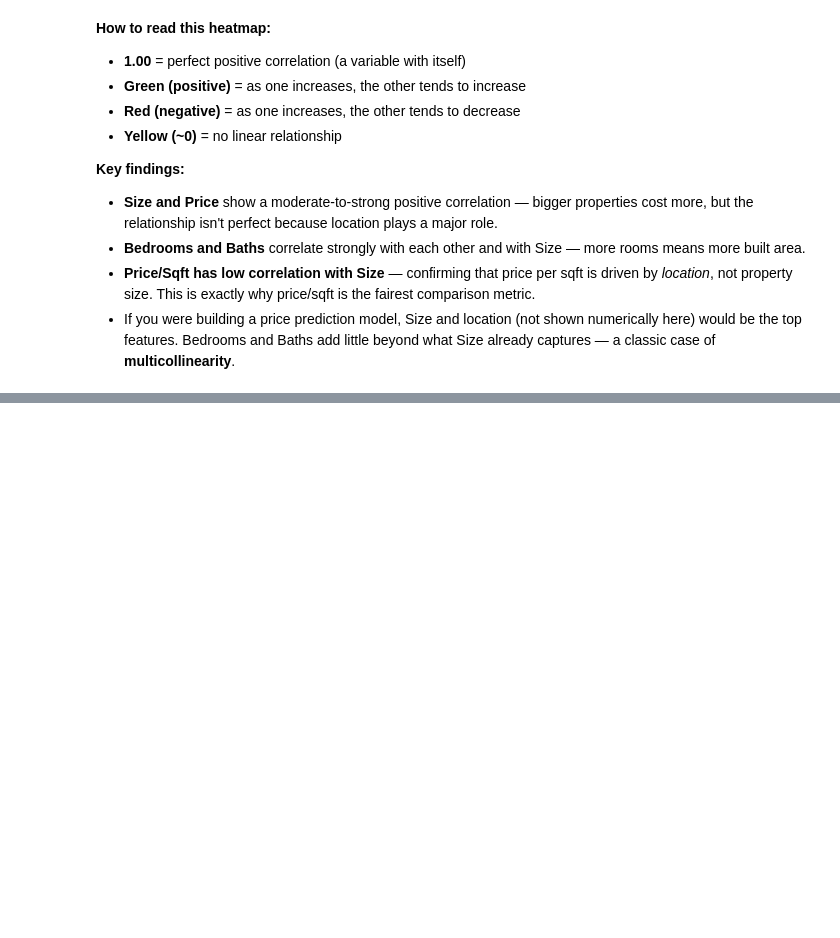
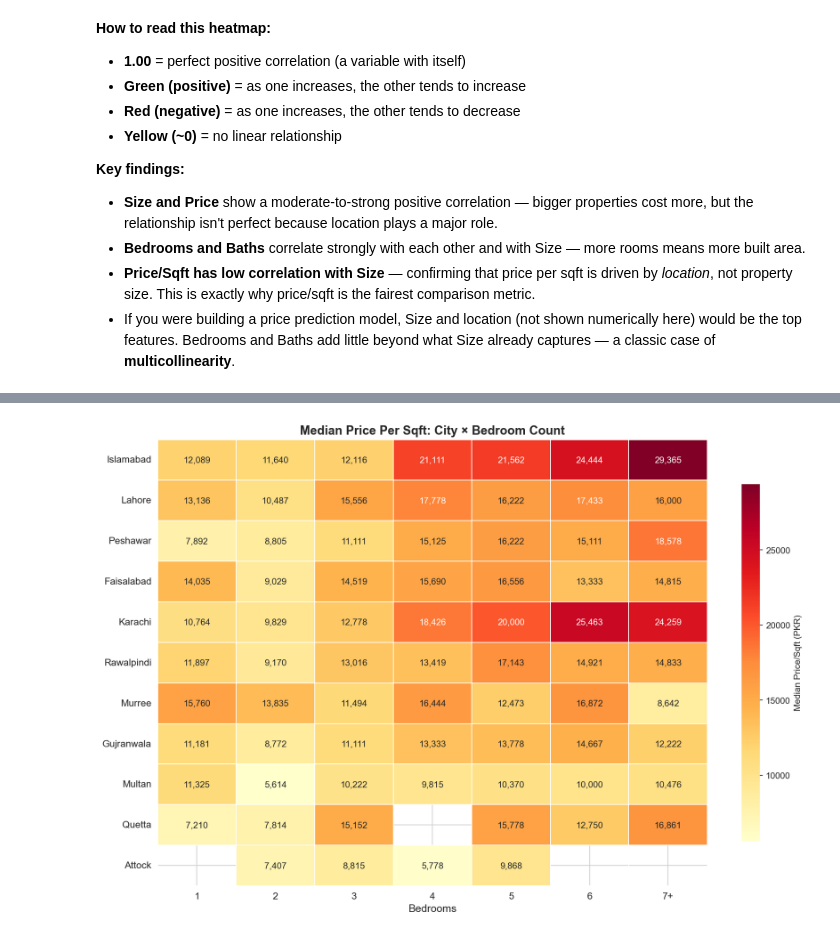
Before and after one commit to TalhaHamdees/pakistan-housing-market-analysis, a Jupyter notebook: notebooks/01_eda_analysis.ipynb, the cells around one changed output, grey strips where cells are left out. Cells and saved outputs as stored; diff of their text form; code cells hidden in the pictures; blank space fills up the shorter version.

```diff
--- a/notebooks/01_eda_analysis.ipynb
+++ b/notebooks/01_eda_analysis.ipynb
@@ -2182,0 +2277,34 @@ plt.show()
+# %%
+# Chart 10: Price/Sqft Heatmap — City × Bedroom Group (the "power chart")
+# Exclude '0 (Plot)' since plots have different pricing dynamics
+bed_order = ['1', '2', '3', '4', '5', '6', '7+']
+df_heatmap = df_clean[df_clean['bedroom_group'].isin(bed_order)]
+
+pivot = df_heatmap.pivot_table(
+    values='price_per_sqft', index='city', columns='bedroom_group',
+    aggfunc='median'
+)[bed_order]
+
+# Sort cities by overall median price/sqft for a logical top-to-bottom reading
+city_order = df_heatmap.groupby('city')['price_per_sqft'].median().sort_values(ascending=False).index
+pivot = pivot.loc[pivot.index.isin(city_order)].reindex(city_order)
+
+fig, ax = plt.subplots(figsize=(12, 8))
+sns.heatmap(
+    pivot, annot=True, fmt=',.0f', cmap='YlOrRd',
+    linewidths=0.8, linecolor='white',
+    cbar_kws={'label': 'Median Price/Sqft (PKR)', 'shrink': 0.8},
+    ax=ax
+)
+
+ax.set_title('Median Price Per Sqft: City × Bedroom Count', fontsize=14, fontweight='bold')
+ax.set_xlabel('Bedrooms', fontsize=12)
+ax.set_ylabel('')
+ax.tick_params(axis='y', labelsize=11, rotation=0)
+ax.tick_params(axis='x', labelsize=11)
+
+plt.tight_layout()
+plt.savefig('../images/chart10_ppsf_heatmap.png', dpi=150, bbox_inches='tight')
+plt.show()
+# %% [output]
+[figure, added]
```
Also changed, not shown: parts of 9 cells of this notebook, 8 other files.
